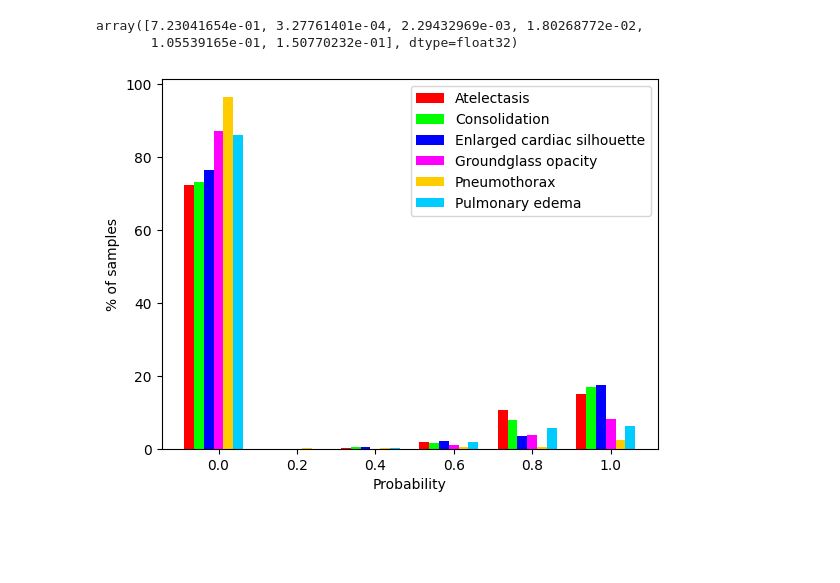
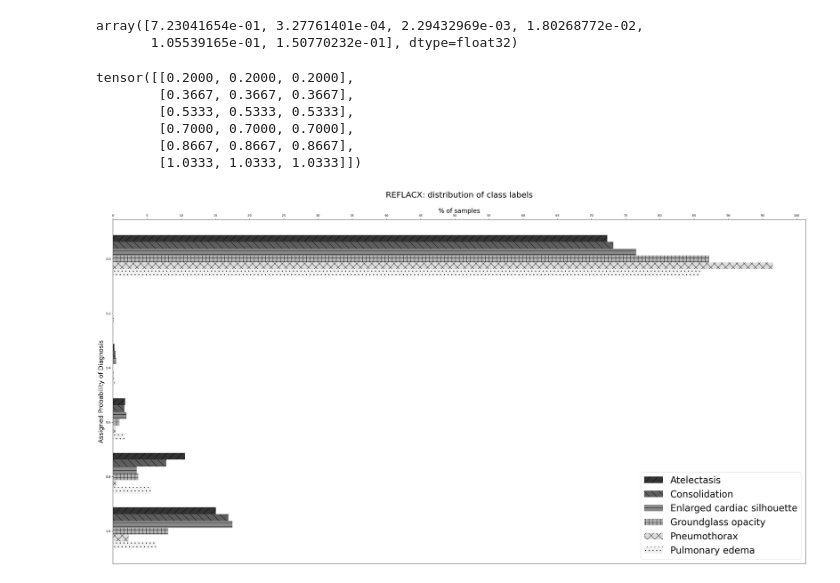
Before and after one commit to anlutfi/reflacx_graph_classification, a Jupyter notebook: stats/stats.ipynb, the cells around one changed output. Drawn from its saved outputs; the diff is of its cells as text; code cells hidden in the pictures; blank space fills up the shorter version.

Commit message:
adjusting histogram of class label distribution

```diff
--- a/stats/stats.ipynb
+++ b/stats/stats.ipynb
@@ -205,19 +203,46 @@ PHASE_2_3_LABELS = ["Abnormal mediastinal contour",
                     "Pulmonary edema"]
 
 labels = [k for k in PHASE_1_LABELS if k in PHASE_2_3_LABELS]
+# %%
+torch.tile(torch.arange(0.2, 1.05, 1/6).unsqueeze(1), (1, 3))
+# %% [output]
+tensor([[0.2000, 0.2000, 0.2000],
+        [0.3667, 0.3667, 0.3667],
+        [0.5333, 0.5333, 0.5333],
+        [0.7000, 0.7000, 0.7000],
+        [0.8667, 0.8667, 0.8667],
+        [1.0333, 1.0333, 1.0333]])
 # %%
-colors = [(1, 0, 0), (0, 1, 0), (0, 0, 1), (1, 0, 1), (1, 0.8, 0), (0, 0.8, 1)]
+colors = [[0.2000, 0.2000, 0.2000],
+        [0.3667, 0.3667, 0.3667],
+        [0.5333, 0.5333, 0.5333],
+        [0.7000, 0.7000, 0.7000],
+        [0.8667, 0.8667, 0.8667],
+        [0.95, 0.95, 0.95]]
+patterns = [ "/" , "\\" , "-" , "+" , "x", ".", "O", ".", "*" ]
+
 xs = np.arange(0, 1.2, 0.2)
+plt.figure(figsize=(40, 20))
+fontsize = 20
+
 for i in range(hists.shape[0]):
     width = 0.15 / hists.shape[1]
-    plt.bar((xs - width * hists.shape[1] / 2) + width * i,
-            hists[i] * 100,
+    y = hists[i] * 100
+    plt.barh((xs - width * hists.shape[1] / 2) + width * i,
+            y,
             width,
             label=labels[i],
-            color = colors[i])
-plt.xlabel('Probability')
-plt.ylabel('% of samples')
-plt.legend()
+            color = colors[i],
+            hatch=patterns[i])
+plt.title("REFLACX: distribution of class labels\n", fontsize=fontsize + 6)
+plt.gca().xaxis.tick_top()
+plt.xlabel('% of samples', fontsize=fontsize)
+plt.gca().xaxis.set_label_position('top')
+plt.ylabel('Assigned Probability of Diagnosis', fontsize=fontsize)
+plt.xticks(np.arange(0, 101, 5.0))
+plt.gca().invert_yaxis()
+
+plt.legend(prop={'size': 30})
 plt.show()
 # %% [output]
-[figure, old version]
+[figure, new version]
```
Also changed, not shown: parts of 1 cell of this notebook.
